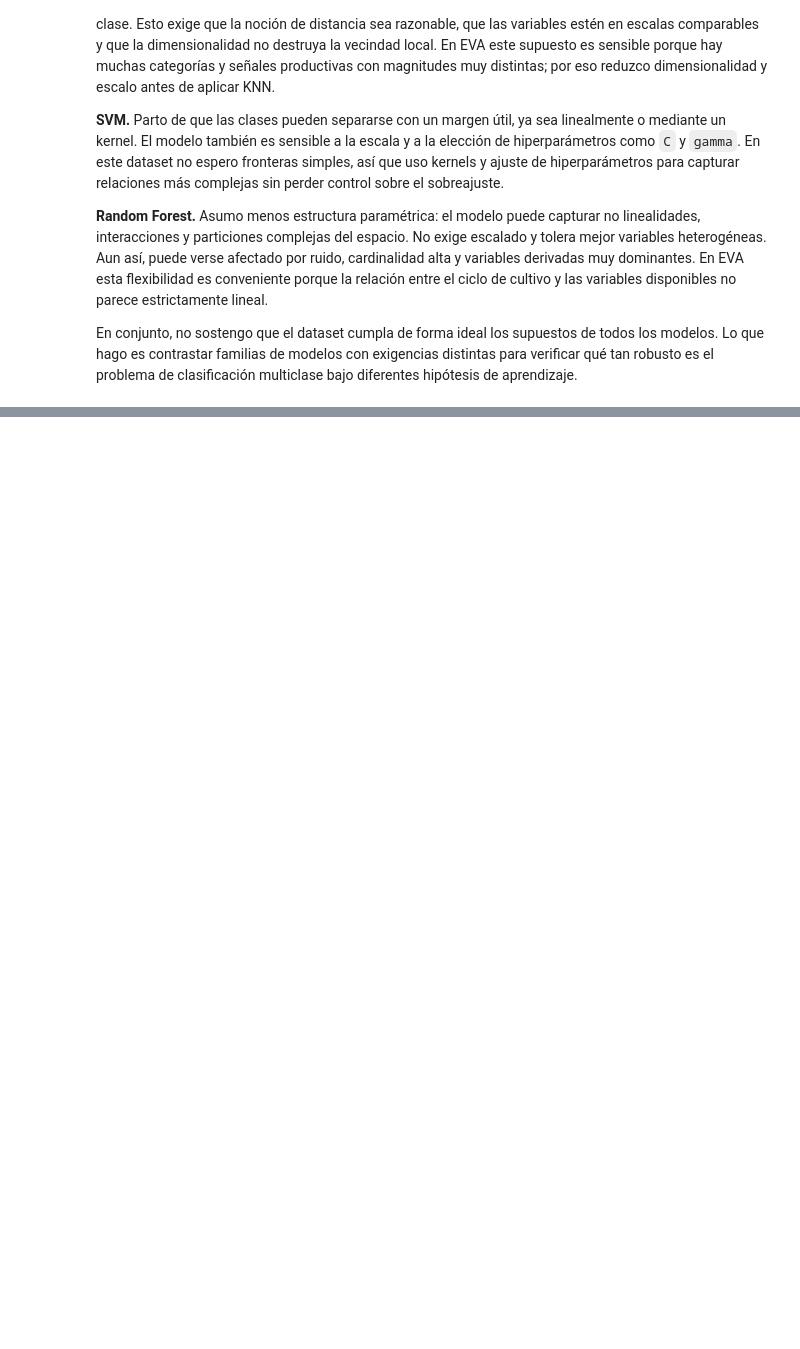
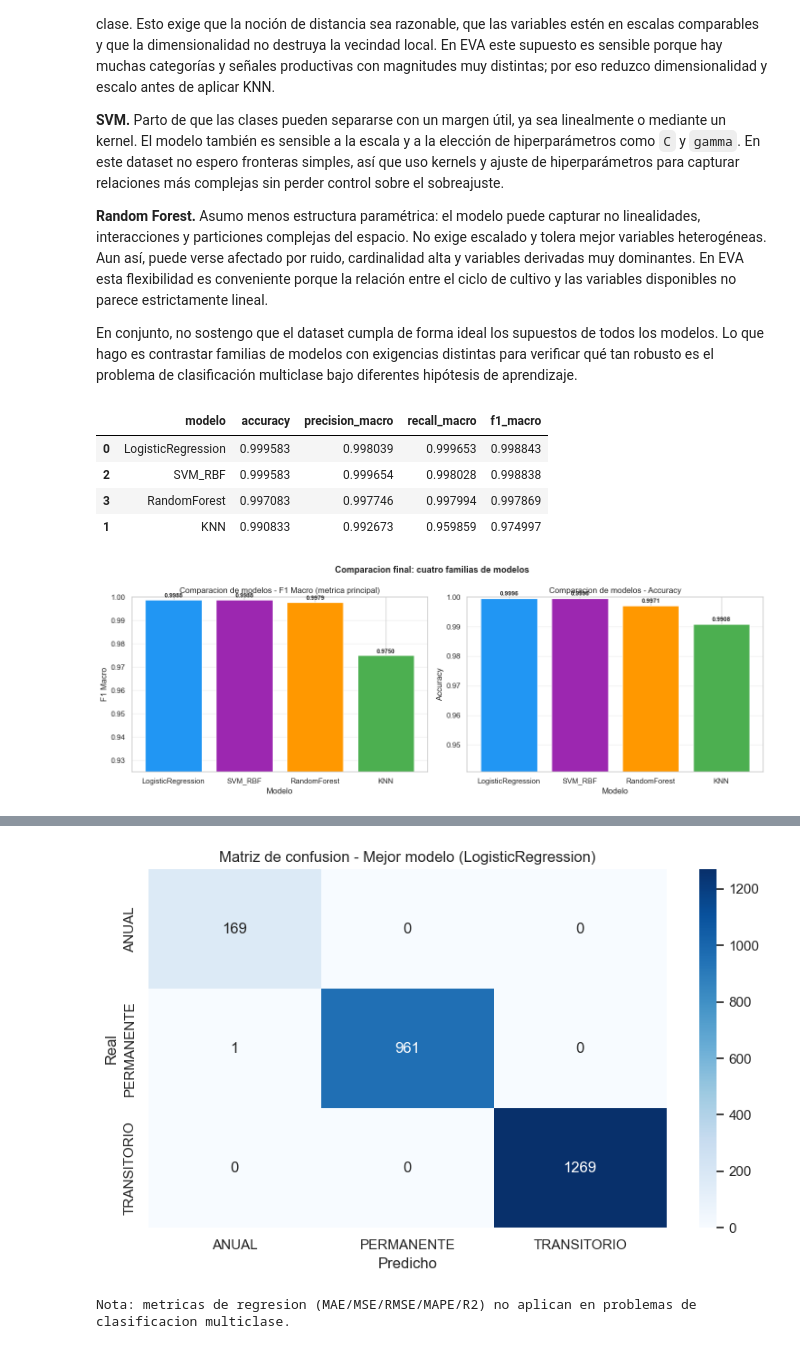
Before and after one commit to diegoVasquez600/AdvanceProgramming, a Jupyter notebook: Modelado_Clasificacion_Multiclase_Colombia_EVA.ipynb, the cells around one changed output, grey strips where cells are left out. Saved outputs shown, nothing was run; the diff lists cells and outputs as text; code cells hidden in the pictures; blank space fills up the shorter version.

```diff
--- a/Modelado_Clasificacion_Multiclase_Colombia_EVA.ipynb
+++ b/Modelado_Clasificacion_Multiclase_Colombia_EVA.ipynb
@@ -600,19 +821,23 @@ from sklearn.model_selection import StratifiedKFold, GridSearchCV
 from sklearn.neighbors import KNeighborsClassifier
 from sklearn.svm import SVC
 
-# Subconjunto de trabajo para mantener tiempos razonables en grid-search
+# Bloque avanzado: trabajo con muestra controlada para mantener tiempos razonables
+# sin perder representatividad de clases.
 MAX_ROWS_MODELING = 12000
 df_work = df.dropna(subset=[TARGET_COLUMN]).copy()
 
 if len(df_work) > MAX_ROWS_MODELING:
     frac = MAX_ROWS_MODELING / len(df_work)
-    df_work = df_work.groupby(TARGET_COLUMN, group_keys=False).apply(
-        lambda g: g.sample(max(1, int(round(len(g) * frac))), random_state=RANDOM_STATE)
-    ).reset_index(drop=True)
+    # Muestreo estratificado manual para conservar proporciones por clase.
+    df_work = (
+        df_work.groupby(TARGET_COLUMN, group_keys=False)
+        .sample(frac=frac, random_state=RANDOM_STATE)
+        .reset_index(drop=True)
+    )
 
 print(f'Tamano de trabajo para modelado avanzado: {len(df_work):,} filas')
 
-# Reglas simples para valores imposibles en variables productivas
+# Aseguro que no entren valores productivos imposibles al bloque avanzado.
 for c in ['rea_sembrada_ha', 'rea_cosechada_ha', 'producci_n_t', 'rendimiento_t_ha']:
     if c in df_work.columns:
         invalid_count = int((df_work[c] < 0).sum())
@@ -776,19 +1039,23 @@ En conjunto, no sostengo que el dataset cumpla de forma ideal los supuestos de t
 # %%
 from sklearn.metrics import precision_score, recall_score
 
-models_pdf = {
+# Comparo cuatro familias de modelos con el mismo split y preprocesamiento base
+# para que la diferencia observada venga del algoritmo y no de la preparacion de datos.
+models_final = {
     'LogisticRegression': Pipeline(steps=[
         ('preprocessor', pre_onehot_adv),
         ('model', LogisticRegression(max_iter=2500, class_weight='balanced', solver='lbfgs'))
     ]),
     'KNN': Pipeline(steps=[
         ('preprocessor', pre_onehot_adv),
+        # KNN es sensible a alta dimensionalidad: reduzco y luego escalo el espacio denso
         ('svd', TruncatedSVD(n_components=60, random_state=RANDOM_STATE)),
         ('scaler_dense', StandardScaler()),
         ('model', KNeighborsClassifier(n_neighbors=9))
     ]),
     'SVM_RBF': Pipeline(steps=[
         ('preprocessor', pre_onehot_adv),
+        # Misma logica de estabilizacion para SVM con kernel RBF
         ('svd', TruncatedSVD(n_components=60, random_state=RANDOM_STATE)),
         ('scaler_dense', StandardScaler()),
         ('model', SVC(kernel='rbf', C=3, gamma='scale', class_weight='balanced'))
@@ -804,41 +1071,83 @@ models_pdf = {
     ])
 }
 
-pdf_metrics = []
+final_metrics = []
 pred_store = {}
 
-for model_name, pipe in models_pdf.items():
+# Entreno, predigo y guardo metricas homogeneas por modelo
+for model_name, pipe in models_final.items():
     pipe.fit(X_train_adv, y_train_adv)
     pred_m = pipe.predict(X_test_adv)
     pred_store[model_name] = pred_m
 
-    pdf_metrics.append({
+    final_metrics.append({
         'modelo': model_name,
         'accuracy': accuracy_score(y_test_adv, pred_m),
         'precision_macro': precision_score(y_test_adv, pred_m, average='macro', zero_division=0),
         'recall_macro': recall_score(y_test_adv, pred_m, average='macro', zero_division=0),
         'f1_macro': f1_score(y_test_adv, pred_m, average='macro', zero_division=0)
     })
 
-pdf_metrics_df = pd.DataFrame(pdf_metrics).sort_values('f1_macro', ascending=False)
-display(pdf_metrics_df)
+final_metrics_df = pd.DataFrame(final_metrics).sort_values('f1_macro', ascending=False)
+display(final_metrics_df)
 
-best_model_name = pdf_metrics_df.iloc[0]['modelo']
+# Grafica de barras para comparar visualmente los cuatro modelos en ambas metricas
+fig, axes = plt.subplots(1, 2, figsize=(14, 5))
+
+modelos_orden = final_metrics_df['modelo'].tolist()
+
+axes[0].bar(modelos_orden, final_metrics_df['f1_macro'], color=['#2196F3', '#9C27B0', '#FF9800', '#4CAF50'])
+axes[0].set_title('Comparacion de modelos - F1 Macro (metrica principal)')
+axes[0].set_ylabel('F1 Macro')
+axes[0].set_xlabel('Modelo')
+axes[0].set_ylim(
+    max(0, final_metrics_df['f1_macro'].min() - 0.05),
+    min(1.0, final_metrics_df['f1_macro'].max() + 0.01)
+)
+for i, (_, row) in enumerate(final_metrics_df.iterrows()):
+    axes[0].text(i, row['f1_macro'] + 0.001, f"{row['f1_macro']:.4f}", ha='center', fontsize=9, fontweight='bold')
+axes[0].grid(axis='y', alpha=0.3)
+
+axes[1].bar(modelos_orden, final_metrics_df['accuracy'], color=['#2196F3', '#9C27B0', '#FF9800', '#4CAF50'])
+axes[1].set_title('Comparacion de modelos - Accuracy')
+axes[1].set_ylabel('Accuracy')
+axes[1].set_xlabel('Modelo')
+axes[1].set_ylim(
+    max(0, final_metrics_df['accuracy'].min() - 0.05),
+    min(1.0, final_metrics_df['accuracy'].max() + 0.01)
+)
+for i, (_, row) in enumerate(final_metrics_df.iterrows()):
+    axes[1].text(i, row['accuracy'] + 0.001, f"{row['accuracy']:.4f}", ha='center', fontsize=9, fontweight='bold')
+axes[1].grid(axis='y', alpha=0.3)
+
+plt.suptitle('Comparacion final: cuatro familias de modelos', fontsize=13, fontweight='bold')
+plt.tight_layout()
+plt.show()
+
+best_model_name = final_metrics_df.iloc[0]['modelo']
 best_pred = pred_store[best_model_name]
 
 print(f"Mejor modelo por f1_macro: {best_model_name}")
 print('\nReporte de clasificacion del mejor modelo:')
 print(classification_report(y_test_adv, best_pred, zero_division=0))
 
+# Matriz de confusion para respaldar visualmente el comportamiento por clase
 labels_adv = sorted(y_test_adv.unique().tolist())
 cm_adv = confusion_matrix(y_test_adv, best_pred, labels=labels_adv)
 
 plt.figure(figsize=(8, 5))
 sns.heatmap(cm_adv, annot=True, fmt='d', cmap='Blues', xticklabels=labels_adv, yticklabels=labels_adv)
 plt.title(f'Matriz de confusion - Mejor modelo ({best_model_name})')
 plt.xlabel('Predicho')
 plt.ylabel('Real')
 plt.tight_layout()
 plt.show()
 
-print('Nota sobre metricas de regresion (MAE/MSE/RMSE/MAPE/R2): no aplican por tratarse de clasificacion multiclase.')
+print('Nota: metricas de regresion (MAE/MSE/RMSE/MAPE/R2) no aplican en problemas de clasificacion multiclase.')
+# %% [output]
+|  | modelo | accuracy | precision_macro | recall_macro | f1_macro |
+| 0 | LogisticRegression | 0.999583 | 0.998039 | 0.999653 | 0.998843 |
+| 2 | SVM_RBF | 0.999583 | 0.999654 | 0.998028 | 0.998838 |
+| 3 | RandomForest | 0.997083 | 0.997746 | 0.997994 | 0.997869 |
+| 1 | KNN | 0.990833 | 0.992673 | 0.959859 | 0.974997 |
+[figure, added]
@@ -844,0 +1166,2 @@ print('Nota sobre metricas de regresion (MAE/MSE/RMSE/MAPE/R2): no aplican por t
+[figure, added]
+Nota: metricas de regresion (MAE/MSE/RMSE/MAPE/R2) no aplican en problemas de clasificacion multiclase.
```
Also changed, not shown: parts of 41 cells of this notebook, 1 other file.
